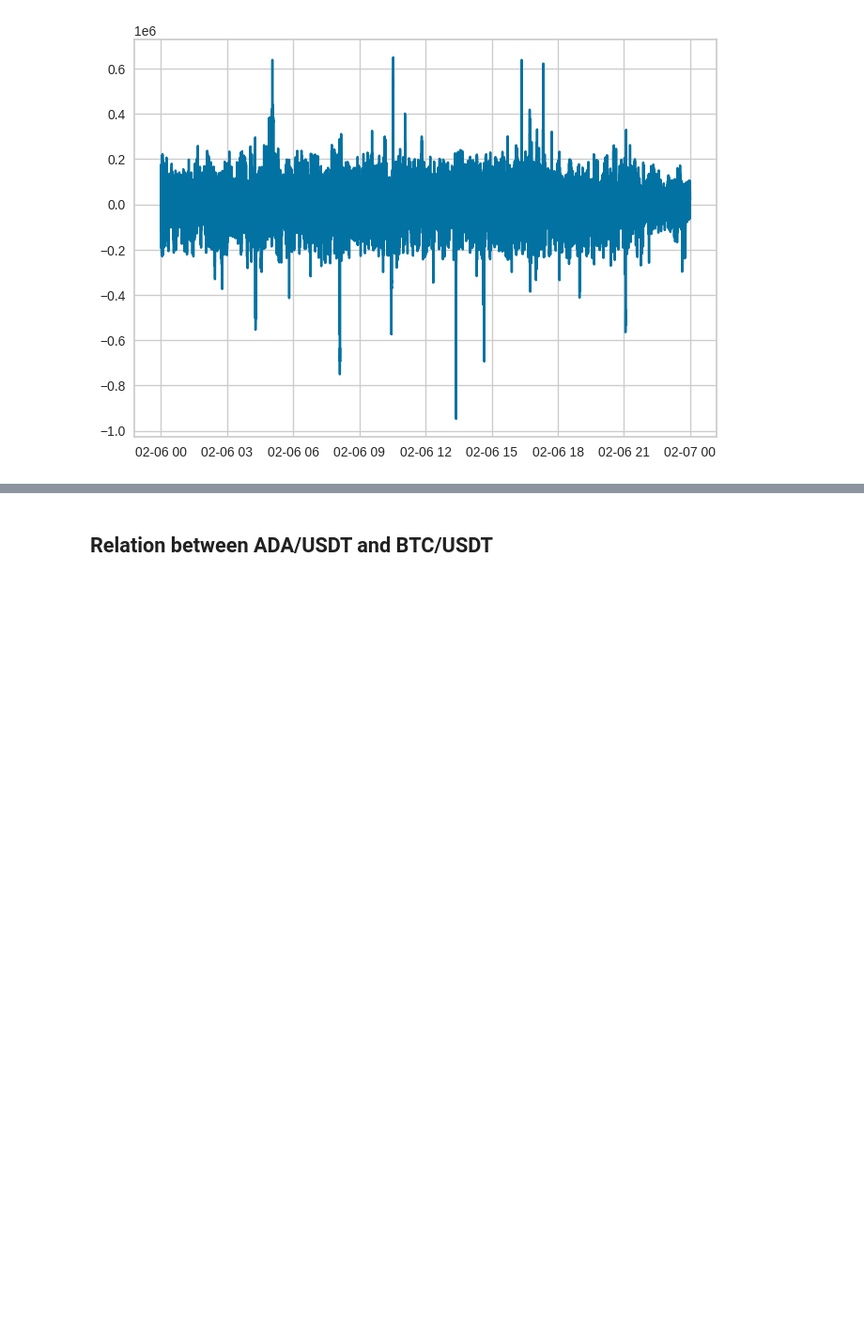
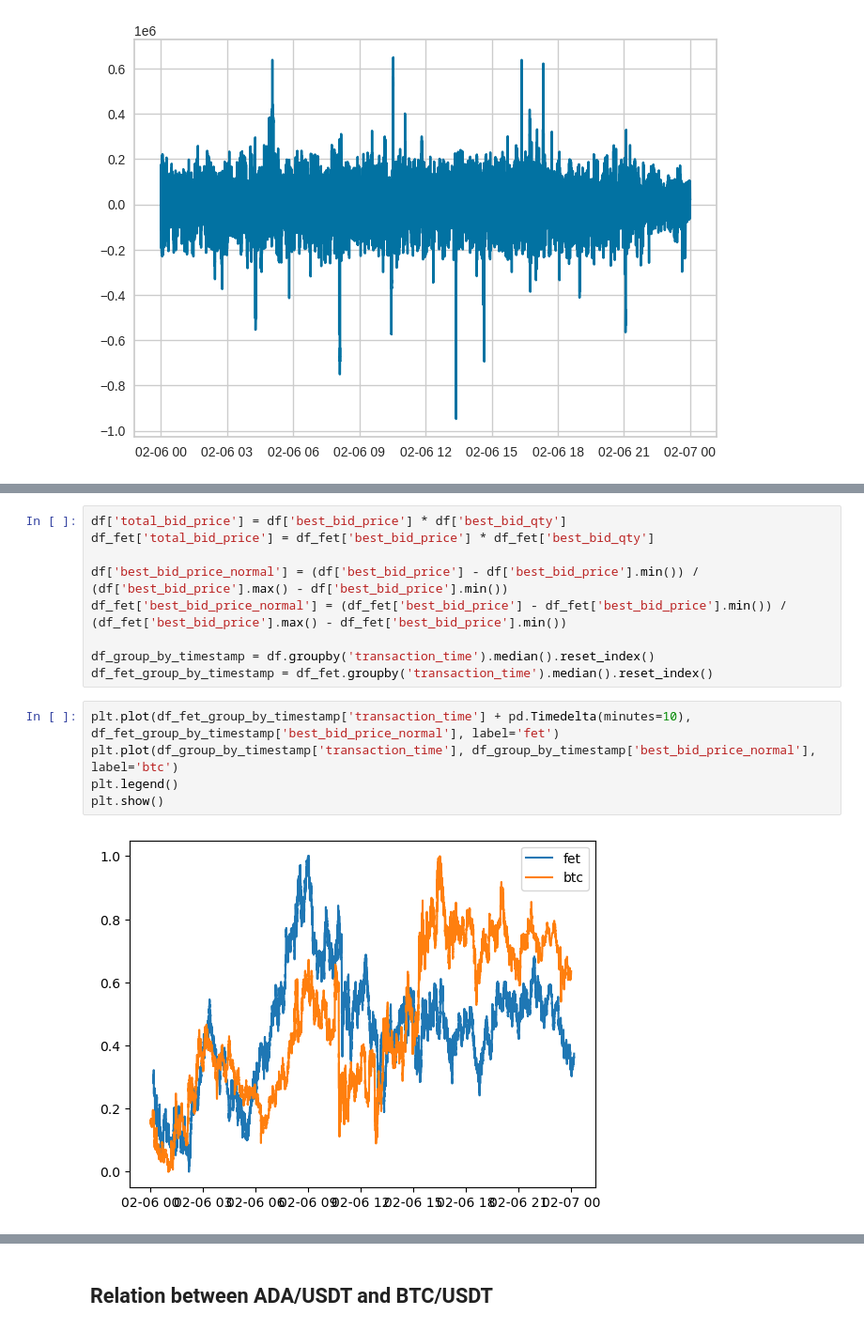
Before and after one commit to 1995parham-goodies/binance-client, a Jupyter notebook: demo.ipynb, the cells around one changed output, grey strips where cells are left out. Shown: that part at 94% size. Cells and saved outputs as stored; diff of their text form; blank space fills up the shorter version.

```diff
--- a/demo.ipynb
+++ b/demo.ipynb
@@ -335,0 +377,16 @@ plt.plot(df_ada_group_by_timestamp['transaction_time'], df_ada_group_by_timestam
+# %%
+df['total_bid_price'] = df['best_bid_price'] * df['best_bid_qty']
+df_fet['total_bid_price'] = df_fet['best_bid_price'] * df_fet['best_bid_qty']
+
+df['best_bid_price_normal'] = (df['best_bid_price'] - df['best_bid_price'].min()) / (df['best_bid_price'].max() - df['best_bid_price'].min())
+df_fet['best_bid_price_normal'] = (df_fet['best_bid_price'] - df_fet['best_bid_price'].min()) / (df_fet['best_bid_price'].max() - df_fet['best_bid_price'].min())
+
+df_group_by_timestamp = df.groupby('transaction_time').median().reset_index()
+df_fet_group_by_timestamp = df_fet.groupby('transaction_time').median().reset_index()
+# %%
+plt.plot(df_fet_group_by_timestamp['transaction_time'] + pd.Timedelta(minutes=10), df_fet_group_by_timestamp['best_bid_price_normal'], label='fet')
+plt.plot(df_group_by_timestamp['transaction_time'], df_group_by_timestamp['best_bid_price_normal'], label='btc')
+plt.legend()
+plt.show()
+# %% [output]
+[figure, added]
```
Also changed, not shown: parts of 10 cells of this notebook.
